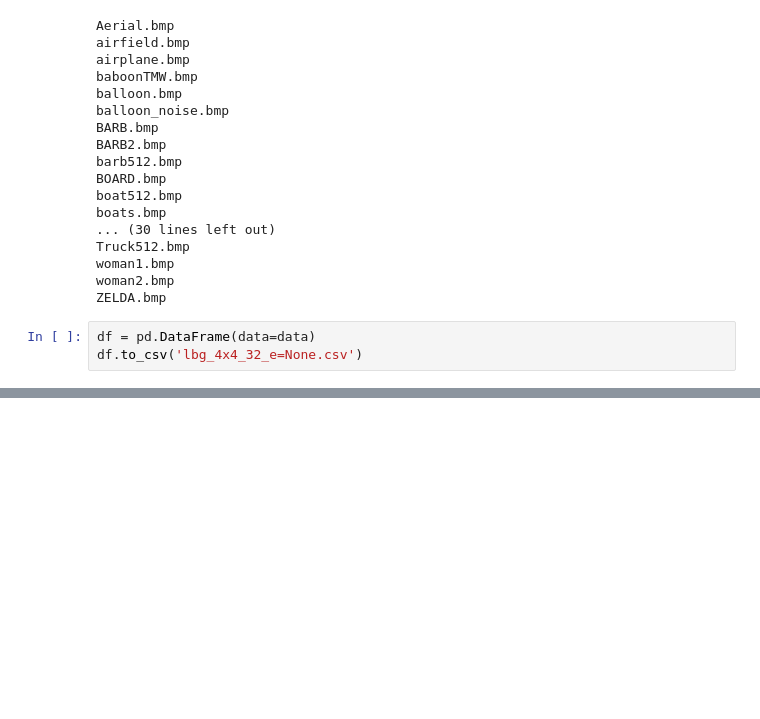
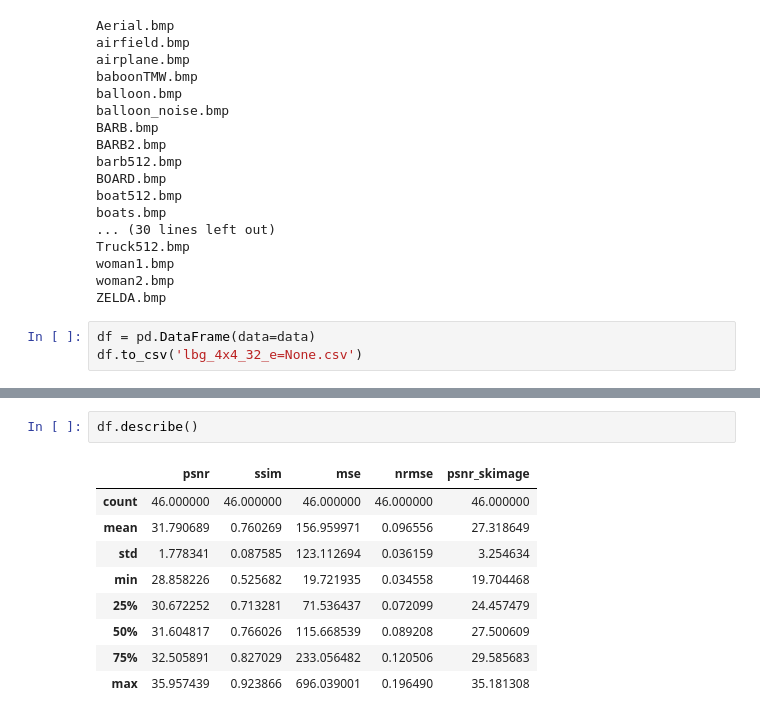
Before and after one commit to karlosos/image_vector_quantization, a Jupyter notebook: experiments/lbg_experiment_1.ipynb, the cells around one changed output, grey strips where cells are left out. Cells and saved outputs as stored; diff of their text form; blank space fills up the shorter version.

```diff
--- a/experiments/lbg_experiment_1.ipynb
+++ b/experiments/lbg_experiment_1.ipynb
@@ -86,3 +106,15 @@ df.to_csv('lbg_4x4_32_e=None.csv')
+# %%
+df.describe()
+# %% [output]
+|  | psnr | ssim | mse | nrmse | psnr_skimage |
+| count | 46.000000 | 46.000000 | 46.000000 | 46.000000 | 46.000000 |
+| mean | 31.790689 | 0.760269 | 156.959971 | 0.096556 | 27.318649 |
+| std | 1.778341 | 0.087585 | 123.112694 | 0.036159 | 3.254634 |
+| min | 28.858226 | 0.525682 | 19.721935 | 0.034558 | 19.704468 |
+| 25% | 30.672252 | 0.713281 | 71.536437 | 0.072099 | 24.457479 |
+| 50% | 31.604817 | 0.766026 | 115.668539 | 0.089208 | 27.500609 |
+| 75% | 32.505891 | 0.827029 | 233.056482 | 0.120506 | 29.585683 |
+| max | 35.957439 | 0.923866 | 696.039001 | 0.196490 | 35.181308 |
 # %%
 plt.figure(figsize=(12, 6))
 
```
Also changed, not shown: parts of 4 cells of this notebook, 5 other files.
